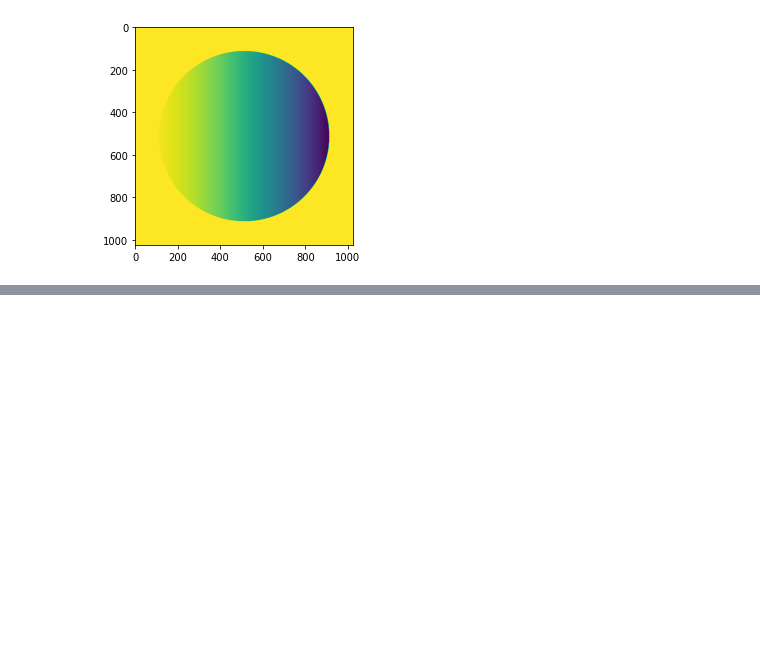
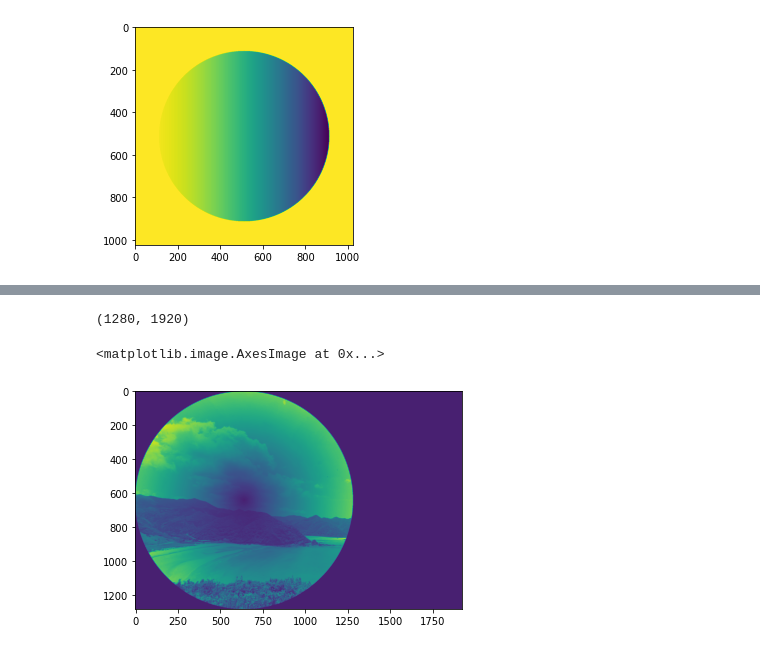
Before and after one commit to unachankz/goto_data_science, a Jupyter notebook: notebook/sin_wave.ipynb, the cells around one changed output, grey strips where cells are left out. Saved outputs shown, nothing was run; the diff lists cells and outputs as text; code cells hidden in the pictures; blank space fills up the shorter version.

```diff
--- a/notebook/sin_wave.ipynb
+++ b/notebook/sin_wave.ipynb
@@ -67,0 +81,10 @@ plt.imshow(linear_polar_inverse_image,"gray")
+# %%
+goto=cv2.imread("gotoushi.jpg",0)
+goto.shape
+# %% [output]
+(1280, 1920)
+# %%
+plt.imshow(0.3*goto*circle_sine)
+# %% [output]
+<matplotlib.image.AxesImage at 0x...>
+[figure, added]
```
Also changed, not shown: parts of 4 cells of this notebook.
